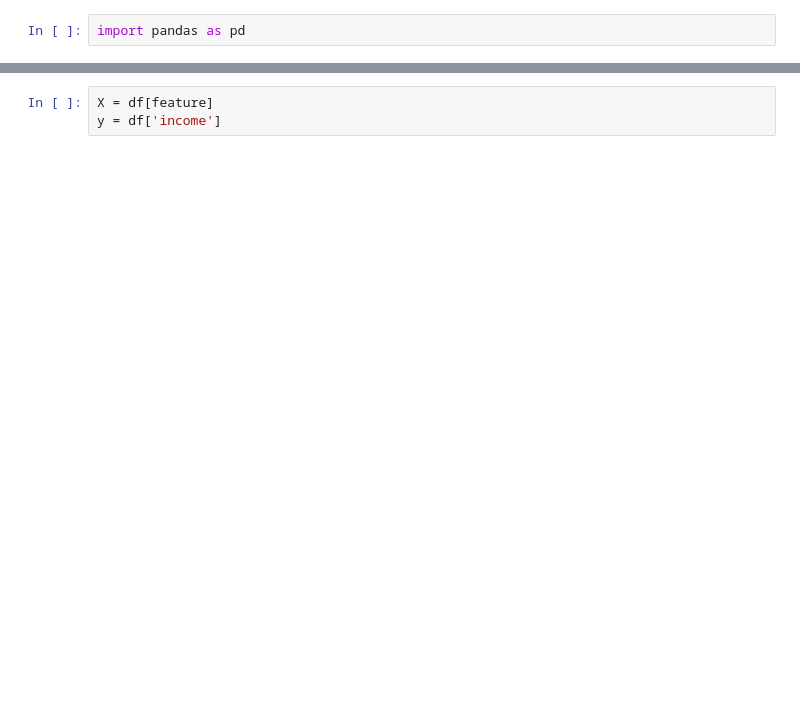
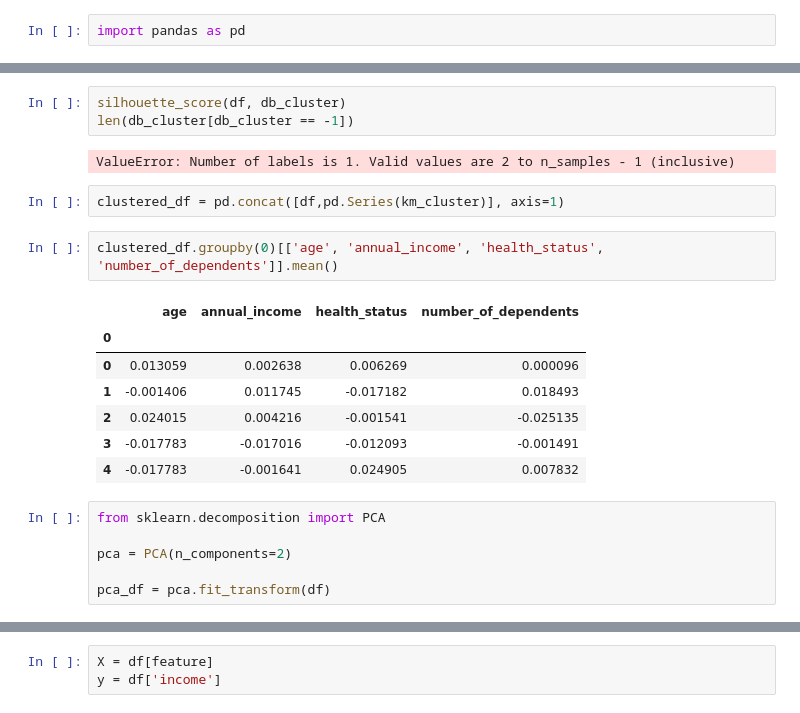
Before and after one commit to marlinps/dsml, a Jupyter notebook: day_3.ipynb, the cells around one changed output, grey strips where cells are left out. Cells and saved outputs as stored; diff of their text form; blank space fills up the shorter version.

```diff
--- a/day_3.ipynb
+++ b/day_3.ipynb
@@ -227,3 +86,26 @@ pca_df  = pca.fit_transform(df)
+# %%
+silhouette_score(df, db_cluster)
+len(db_cluster[db_cluster == -1])
+# %% [output]
+ValueError: Number of labels is 1. Valid values are 2 to n_samples - 1 (inclusive)
+# %%
+clustered_df = pd.concat([df,pd.Series(km_cluster)], axis=1)
+# %%
+clustered_df.groupby(0)[['age', 'annual_income', 'health_status', 'number_of_dependents']].mean()
+# %% [output]
+|  | age | annual_income | health_status | number_of_dependents |
+| 0 |  |  |  |  |
+| 0 | 0.013059 | 0.002638 | 0.006269 | 0.000096 |
+| 1 | -0.001406 | 0.011745 | -0.017182 | 0.018493 |
+| 2 | 0.024015 | 0.004216 | -0.001541 | -0.025135 |
+| 3 | -0.017783 | -0.017016 | -0.012093 | -0.001491 |
+| 4 | -0.017783 | -0.001641 | 0.024905 | 0.007832 |
+# %%
+from sklearn.decomposition import PCA
+
+pca = PCA(n_components=2)
+
+pca_df = pca.fit_transform(df)
 # %%
 pca.explained_variance_ratio_
 pca_df
```
Also changed, not shown: parts of 74 cells of this notebook, 1 other file.
